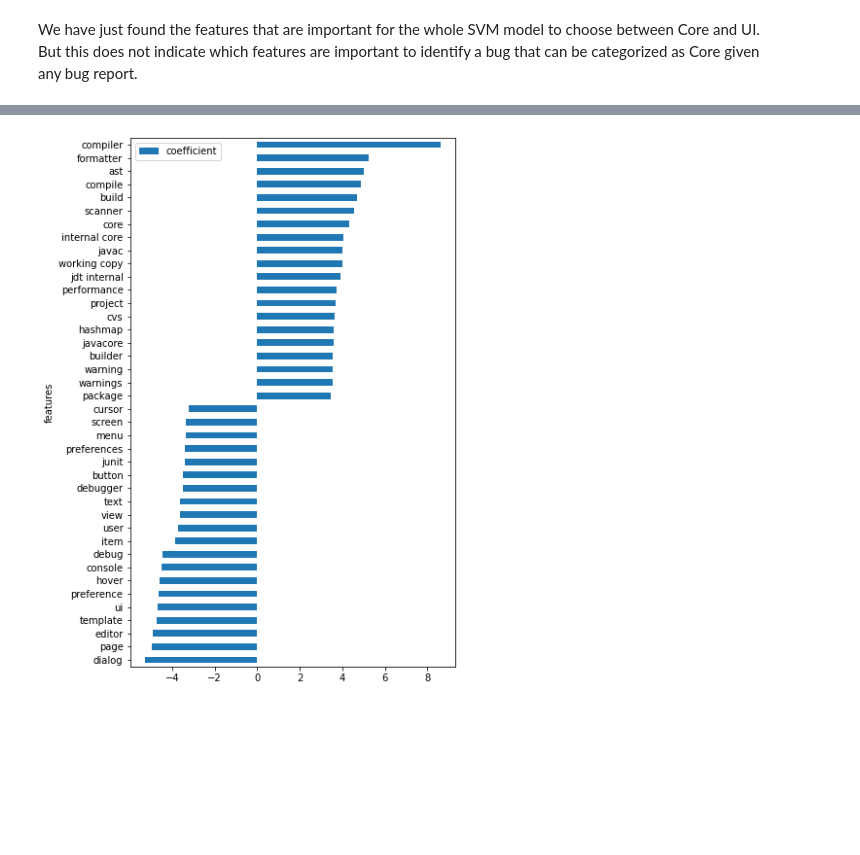
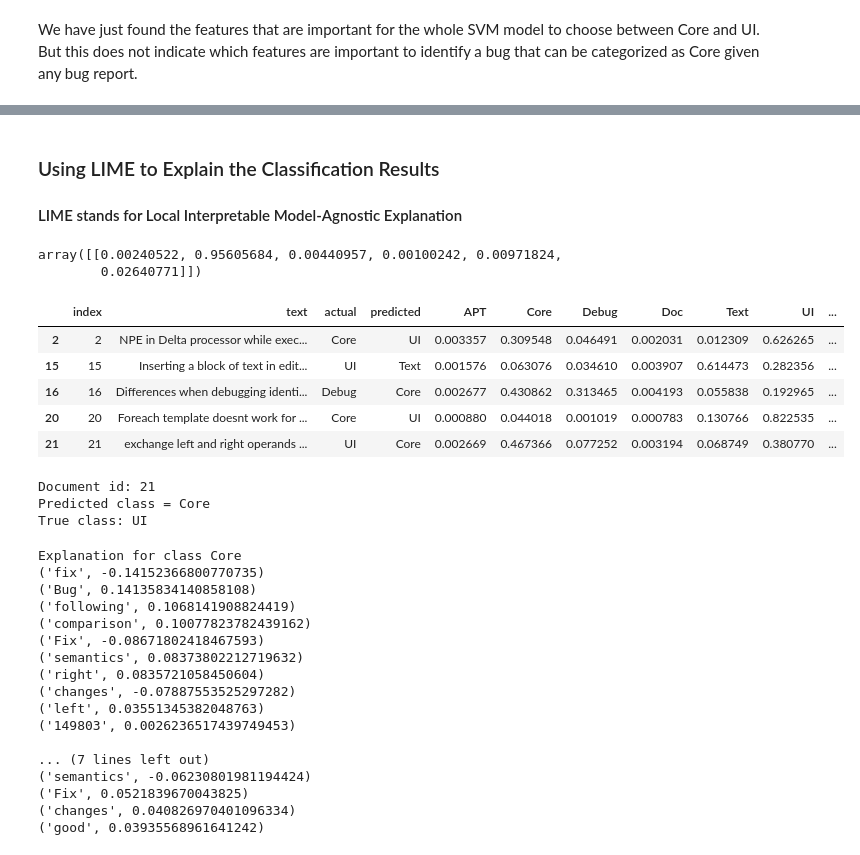
Before and after one commit to lkarjun/Text-Analysis-Workouts, a Jupyter notebook: 7. How to Explain Text Classifier/notebook.ipynb, the cells around one changed output, grey strips where cells are left out. Drawn from its saved outputs; the diff is of its cells as text; code cells hidden in the pictures; blank space fills up the shorter version.

```diff
--- a/7. How to Explain Text Classifier/notebook.ipynb
+++ b/7. How to Explain Text Classifier/notebook.ipynb
@@ -234,7 +226,3 @@ top_negative_coef = vocabulary_positions[:top_words].tolist()
-# %%
-core = [[vocabulary[c], coef[c]] for c in top_negative_coef+top_positive_coef]
-
-core = pd.DataFrame(core, columns=['features', 'coefficient']).sort_values("coefficient")
-core.set_index("features").plot.barh(figsize=(6, 10));
-# %% [output]
-[figure, removed]
+# %% [markdown]
+### Using LIME to Explain the Classification Results
+#### LIME stands for Local Interpretable Model-Agnostic Explanation
@@ -240,0 +233,5 @@ core.set_index("features").plot.barh(figsize=(6, 10));
+# %%
+pipeline.predict_proba(["compiler not working"])
+# %% [output]
+array([[0.00240522, 0.95605684, 0.00440957, 0.00100242, 0.00971824,
+        0.02640771]])
@@ -240,0 +242,49 @@ core.set_index("features").plot.barh(figsize=(6, 10));
+# %%
+er[er['predicted'] != er['actual']].head(5)
+# %% [output]
+|  | index | text | actual | predicted | APT | Core | Debug | Doc | Text | UI | ... |
+| 2 | 2 | NPE in Delta processor while exec... | Core | UI | 0.003357 | 0.309548 | 0.046491 | 0.002031 | 0.012309 | 0.626265 | ... |
+| 15 | 15 | Inserting a block of text in edit... | UI | Text | 0.001576 | 0.063076 | 0.034610 | 0.003907 | 0.614473 | 0.282356 | ... |
+| 16 | 16 | Differences when debugging identi... | Debug | Core | 0.002677 | 0.430862 | 0.313465 | 0.004193 | 0.055838 | 0.192965 | ... |
+| 20 | 20 | Foreach template doesnt work for ... | Core | UI | 0.000880 | 0.044018 | 0.001019 | 0.000783 | 0.130766 | 0.822535 | ... |
+| 21 | 21 | exchange left and right operands ... | UI | Core | 0.002669 | 0.467366 | 0.077252 | 0.003194 | 0.068749 | 0.380770 | ... |
+# %%
+id = 21
+
+print(f"Document id: {id}")
+print('Predicted class =', er.iloc[id]['predicted'])
+print(f'True class: {er.iloc[id]["actual"]}')
+# %% [output]
+Document id: 21
+Predicted class = Core
+True class: UI
+# %%
+exp = explainer.explain_instance(
+                    result.iloc[id]['text'],
+                    pipeline.predict_proba, num_features=10,
+                    labels = [1, 5]
+            )
+
+print(f"Explanation for class {class_names[1]}")
+print('\n'.join(map(str, exp.as_list(label = 1))))
+print()
+print(f"Explanation for class {class_names[5]}")
+print('\n'.join(map(str, exp.as_list(label = 5))))
+# %% [output]
+Explanation for class Core
+('fix', -0.14152366800770735)
+('Bug', 0.14135834140858108)
+('following', 0.1068141908824419)
+('comparison', 0.10077823782439162)
+('Fix', -0.08671802418467593)
+('semantics', 0.08373802212719632)
+('right', 0.0835721058450604)
+('changes', -0.07887553525297282)
+('left', 0.03551345382048763)
+('149803', 0.0026236517439749453)
+
+... (7 lines left out)
+('semantics', -0.06230801981194424)
+('Fix', 0.0521839670043825)
+('changes', 0.040826970401096334)
+('good', 0.03935568961641242)
```
Also changed, not shown: parts of 13 cells of this notebook.
